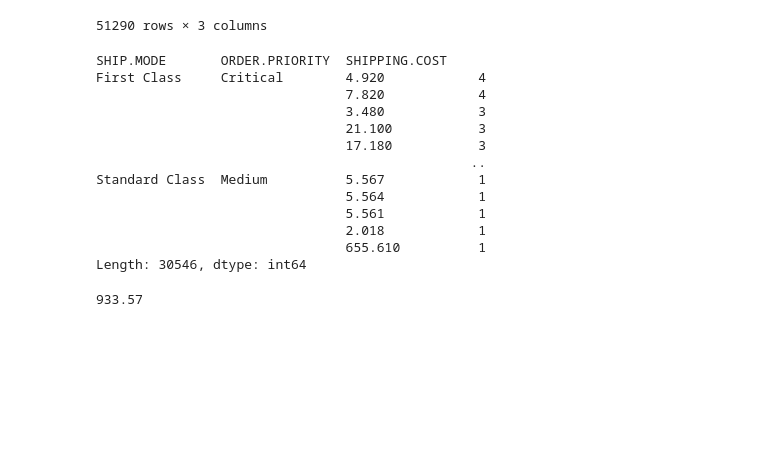
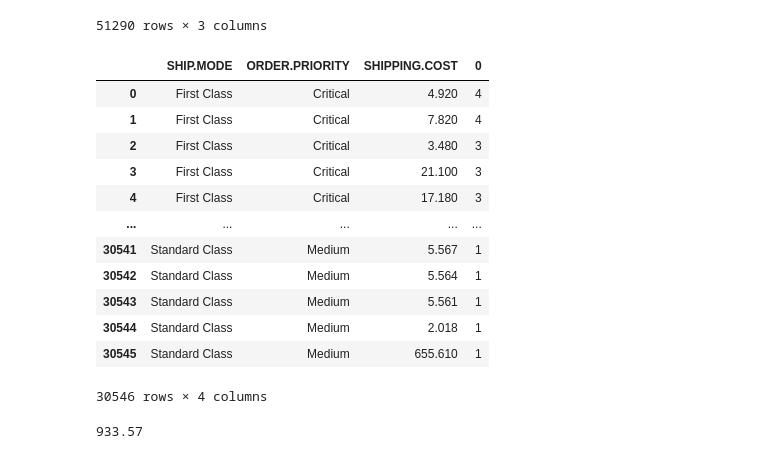
Before and after one commit to kunalmeon/Data-Analysis-Examples, a Jupyter notebook: SuperStoreData.ipynb, the cells around one changed output. Drawn from its saved outputs; the diff is of its cells as text; code cells hidden in the pictures; blank space fills up the shorter version.

```diff
--- a/SuperStoreData.ipynb
+++ b/SuperStoreData.ipynb
@@ -952,21 +952,22 @@ shipCostWithPriority
 51290 rows × 3 columns
 # %%
 grouped_ShippingCostWithPriority=shipCostWithPriority.groupby(["SHIP.MODE", "ORDER.PRIORITY"]).value_counts()
-grouped_ShippingCostWithPriority
+grouped_ShippingCostWithPriority.reset_index()
+#grouped_ShippingCostWithPriority.reset_index(name='counts')
 # %% [output]
+|  | SHIP.MODE | ORDER.PRIORITY | SHIPPING.COST | 0 |
+| 0 | First Class | Critical | 4.920 | 4 |
+| 1 | First Class | Critical | 7.820 | 4 |
+| 2 | First Class | Critical | 3.480 | 3 |
+| 3 | First Class | Critical | 21.100 | 3 |
+| 4 | First Class | Critical | 17.180 | 3 |
+| ... | ... | ... | ... | ... |
+| 30541 | Standard Class | Medium | 5.567 | 1 |
+| 30542 | Standard Class | Medium | 5.564 | 1 |
+| 30543 | Standard Class | Medium | 5.561 | 1 |
+| 30544 | Standard Class | Medium | 2.018 | 1 |
+| 30545 | Standard Class | Medium | 655.610 | 1 |
-SHIP.MODE       ORDER.PRIORITY  SHIPPING.COST
-First Class     Critical        4.920            4
-                                7.820            4
-                                3.480            3
-                                21.100           3
-                                17.180           3
-                                                ..
-Standard Class  Medium          5.567            1
-                                5.564            1
-                                5.561            1
-                                2.018            1
-                                655.610          1
-Length: 30546, dtype: int64
+30546 rows × 4 columns
 # %%
 mySuperStoreDataFrame["SHIPPING.COST"].max()
 # %% [output]
```
Also changed, not shown: parts of 84 cells of this notebook.
